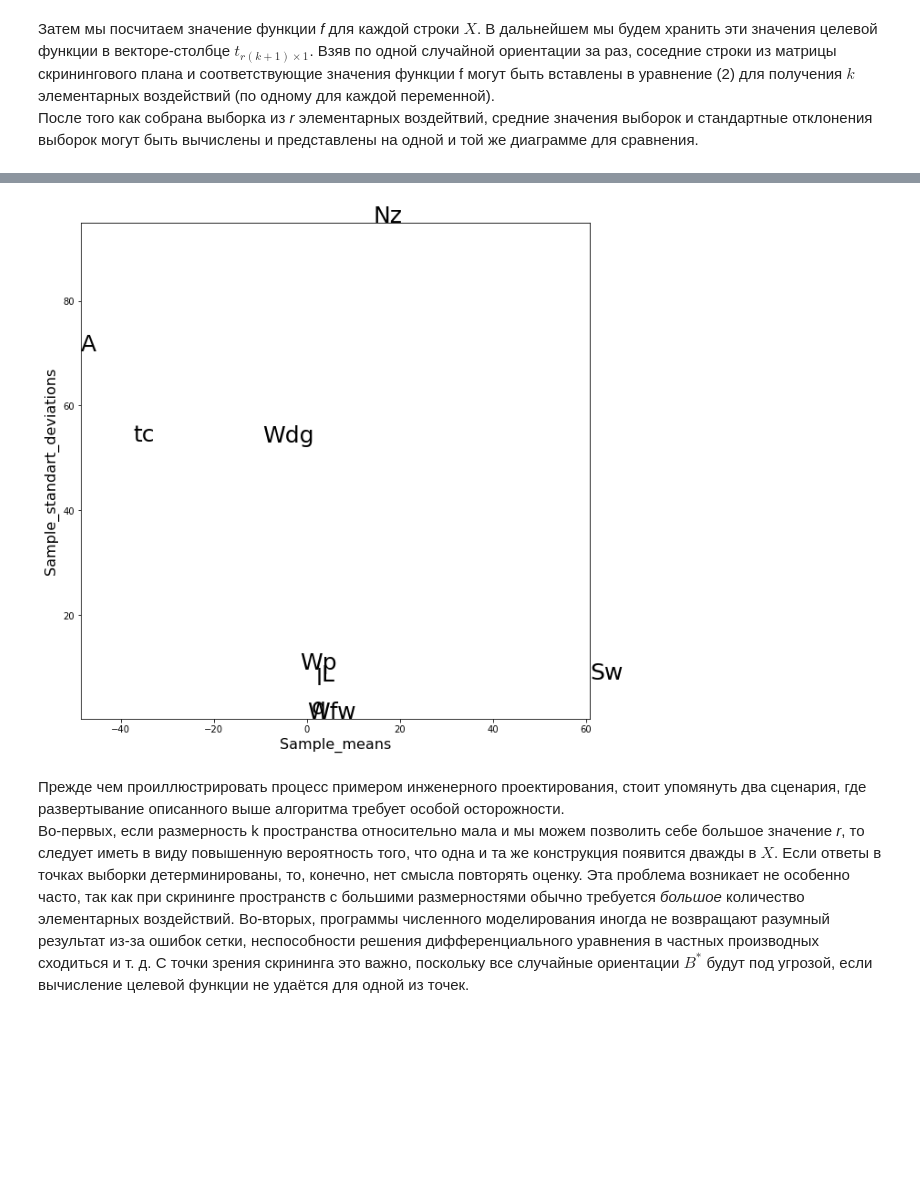
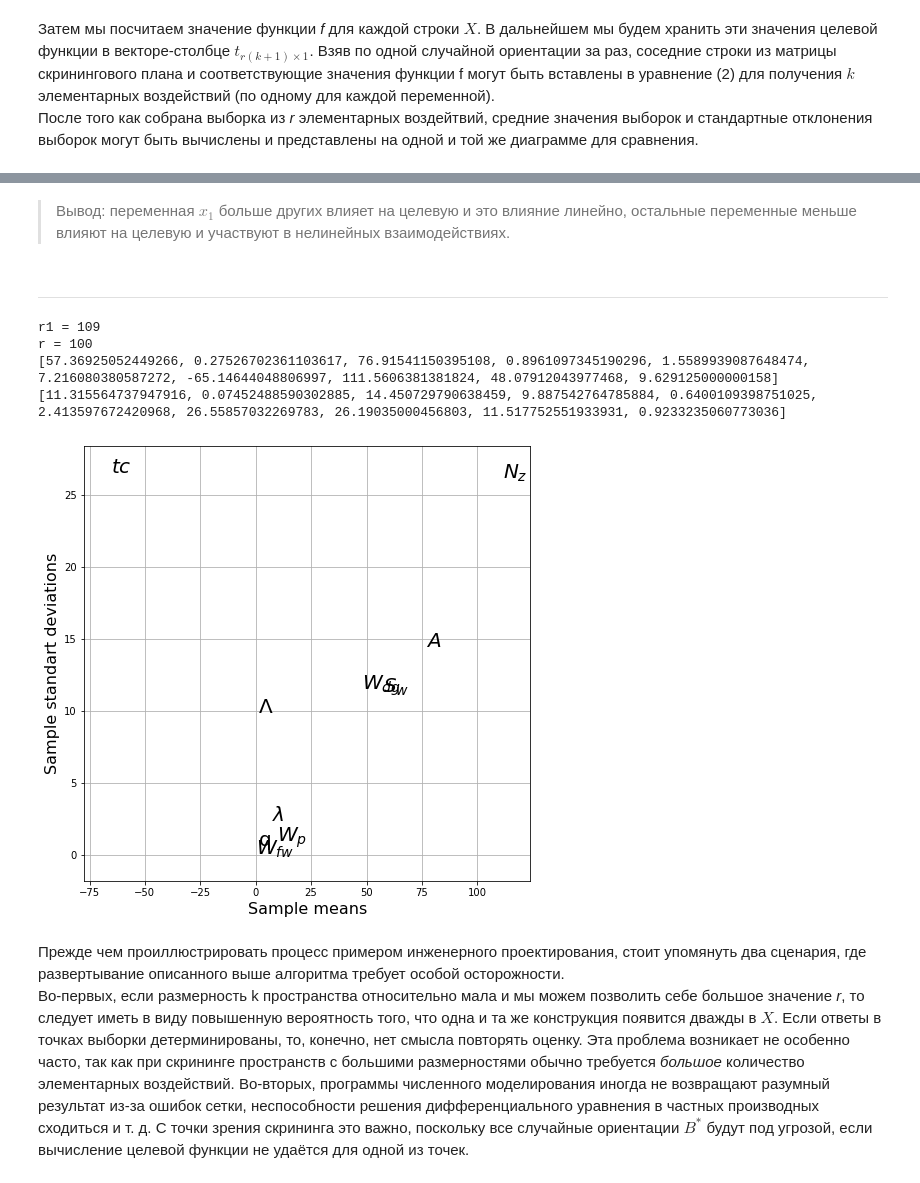
Before and after one commit to ruslan-shtin/science_work, a Jupyter notebook: Konspect/Chapter_1 - Intro.ipynb, the cells around one changed output, grey strips where cells are left out. Saved outputs shown, nothing was run; the diff lists cells and outputs as text; code cells hidden in the pictures; blank space fills up the shorter version.

Commit message:
Section 1.3 Designing Preliminary Experiments (Screening)
 - fix error in Morris algorithm
 - corrections in wing nomenclature

```diff
--- a/Konspect/Chapter_1 - Intro.ipynb
+++ b/Konspect/Chapter_1 - Intro.ipynb
@@ -216,0 +241,10 @@ def screeningplot(X, Objhandle, Range, xi, p, Labels):
+# %%
+# np.random.seed(42)
+k, p, xi, r = 3, 5, 1e-2, 10
+X = screeningplan(k, p, xi, r)
+mins = np.zeros((1,k))
+maxs = np.ones((1,k))
+Range = np.vstack((mins, maxs))
+Labels = [f'x{i}' for i in range(1,k+1)]
+
+screeningplot(X, F_obj_test_2, Range, xi, p, Labels)
@@ -217,20 +257,30 @@ def screeningplot(X, Objhandle, Range, xi, p, Labels):
+# %% [markdown]
+> Вывод: переменная $x_1$ больше других влияет на целевую и это влияние линейно, остальные переменные меньше влияют на целевую и участвуют в нелинейных взаимодействиях.
+# %% [markdown]
+---
+# %%
+def F_obj(X):
+    X[3] = np.radians(X[3])
+    Y = 0.036*X[0]**0.758 * X[1]**0.0035 * (X[2]/np.cos(X[3])**2)**0.6 * X[4]**0.006 * X[5]**0.04 * \
+        (100*X[6]/np.cos(X[3]))**(-0.3) * (X[7]*X[8])**0.49 + X[0]*X[9]
+    return Y
 # %%
-def func(Sw, Wfw, A, L, q, l, tc, Nz, Wdg, Wp):
-    W = 0.036 * Sw**0.758 * Wfw**0.0035 * (A / np.cos(L*np.pi/180)**2)**0.6 * q**0.006 * l**0.04 * (100*tc/np.cos(L*np.pi/180))**(-0.3) * (Nz*Wdg)**0.49 + Sw*Wp
-    return W
+# np.random.seed(123)
+k, p, xi, r = 10, 5, 1e-2, 100
+X = screeningplan(k, p, xi, r)
+# print(len(X))
+mins = [150, 220, 6, -10, 16, 0.5, 0.08, 2.5, 1700, 0.025]
+maxs = [200, 300, 10, 10, 45, 1.0, 0.18, 6.0, 2500, 0.08]
+Range = np.vstack((mins, maxs))
+Labels = ['$S_w$','$W_{fw}$','$A$','$\Lambda$','q','$\lambda$','$tc$','$N_z$','$W_{dg}$','$W_p$']
 
-k = 10
-p = 50
-xi = 1
-r = 5
-X = screeningplan(k,p,xi,r)
-Range = np.array([[150.0, 220.0, 6.0, -10.0, 16.0, 0.5, 0.08, 2.5, 1700.0, 0.025],
-                  [200.0, 300.0, 10.0, 10.0, 45.0, 1.0, 0.18, 6.0, 2500.0, 0.08]])
-Labels = ['Sw', 'Wfw', 'A', 'L', 'q', 'l', 'tc', 'Nz', 'Wdg', 'Wp']
-
-screeningplot(X, func, Range, xi, p , Labels)
+screeningplot(X, F_obj, Range, xi, p, Labels)
 # %% [output]
+r1 = 109
+r = 100
+[57.36925052449266, 0.27526702361103617, 76.91541150395108, 0.8961097345190296, 1.5589939087648474, 7.216080380587272, -65.14644048806997, 111.5606381381824, 48.07912043977468, 9.629125000000158]
+[11.315564737947916, 0.07452488590302885, 14.450729790638459, 9.887542764785884, 0.6400109398751025, 2.413597672420968, 26.55857032269783, 26.19035000456803, 11.517752551933931, 0.9233235060773036]
-[figure, old version]
+[figure, new version]
 # %% [markdown]
 Прежде чем проиллюстрировать процесс примером инженерного проектирования, стоит упомянуть два сценария, где развертывание описанного выше алгоритма требует особой осторожности.
 Во-первых, если размерность k пространства относительно мала и мы можем позволить себе большое значение _r_, то следует иметь в виду повышенную вероятность того, что одна и та же конструкция появится дважды в $X$. Если ответы в точках выборки детерминированы, то, конечно, нет смысла повторять оценку. Эта проблема возникает не особенно часто, так как при скрининге пространств с большими размерностями обычно требуется _большое_ количество элементарных воздействий.
```
Also changed, not shown: parts of 14 cells of this notebook, 1 other file.
